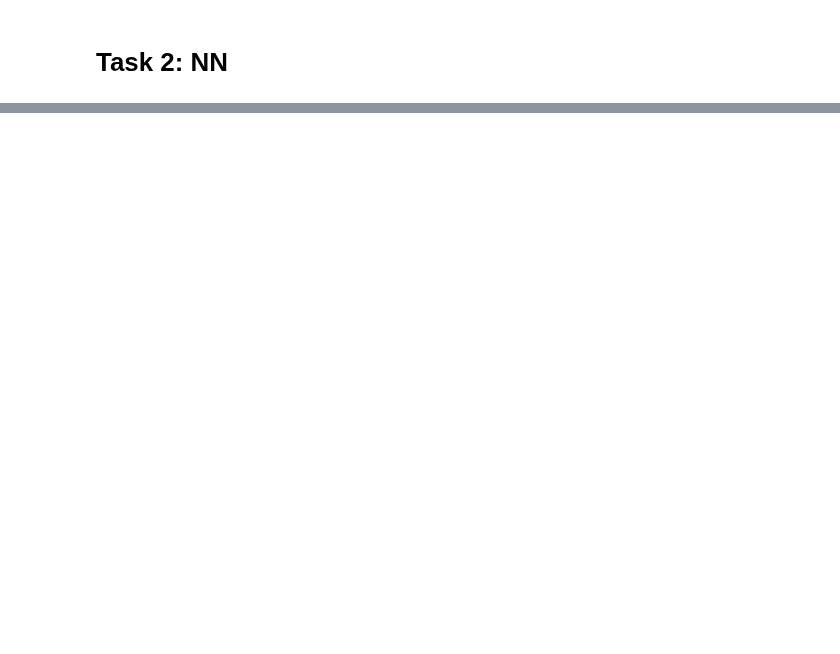
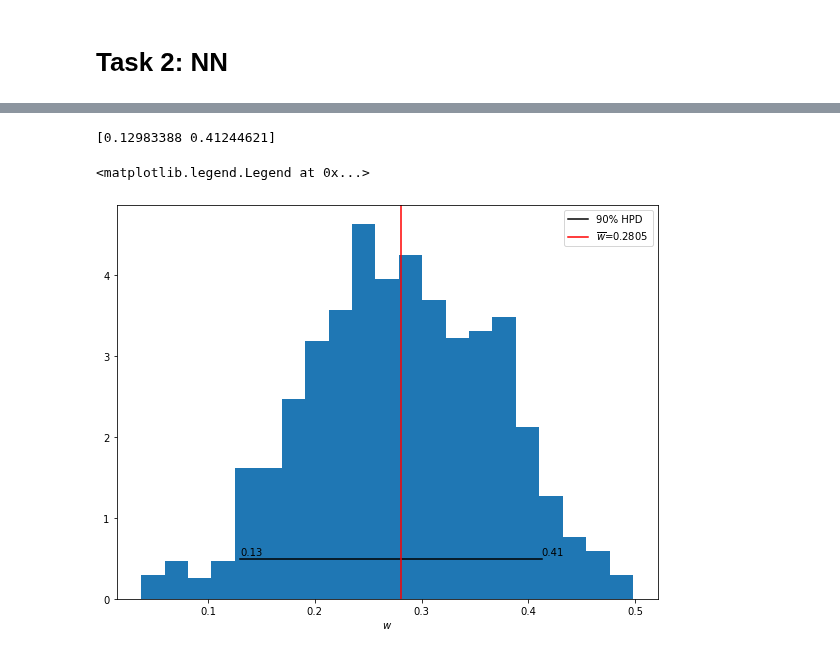
Before and after one commit to elindgren/asam_projects, a Jupyter notebook: Project3/project3_galton_board.ipynb, the cells around one changed output, grey strips where cells are left out. Cells and saved outputs as stored; diff of their text form; code cells hidden in the pictures; blank space fills up the shorter version.

```diff
--- a/Project3/project3_galton_board.ipynb
+++ b/Project3/project3_galton_board.ipynb
@@ -151,0 +168,22 @@ array([[ 0.40618607, -0.19729686]], dtype=float32)
+# %%
+def kernel(y, y_obs, h = 0.1, statistic = "KL"):
+    if statistic == "KL":
+        entrop = entropy(pk = y, qk = y_obs)
+
+    x = entrop/h
+    sigma = 1/np.sqrt(2*np.pi) # choose the
+    return np.exp(-x**2/(2*sigma**2))/np.sqrt(2*np.pi*sigma**2)
+
+
+nData = 100
+
+y,labels = gen_data(nData)
+
+theta = model.predict(y)
+error = theta - labels
+
+alpha_std = np.std(error[:,0])
+s_std = np.std(error[:,1])
+
+
+y_obs,_ = gen_data(nData, alpha = 0.2)
@@ -151,0 +259,22 @@ array([[ 0.40618607, -0.19729686]], dtype=float32)
+# %%
+
+
+
+fig,ax = plt.subplots(figsize = (8,6))
+ax.hist(alpha ,bins = 21, density = True)
+
+hdi = pymc3.stats.hpd(alpha, 0.90)
+print(hdi)
+ymax = ax.get_ylim()[1]
+ax.plot(hdi, [ymax/10, ymax/10], c='k', label='90% HPD')
+ax.axvline(np.mean(alpha), c='r', label=r'$\overline{w}$'+f'={np.mean(alpha):.4f}')
+ax.text(hdi[0], ymax/9, s=f'{hdi[0]:.2f}')
+ax.text(hdi[1], ymax/9, s=f'{hdi[1]:.2f}')
+plt.tight_layout()
+ax.set_xlabel(r'$w$')
+ax.legend(loc='best')
+#plt.savefig('figures_task2/w_posterior.png')
+# %% [output]
+[0.12983388 0.41244621]
+<matplotlib.legend.Legend at 0x...>
+[figure, added]
```
Also changed, not shown: parts of 9 cells of this notebook, 1 other file.
